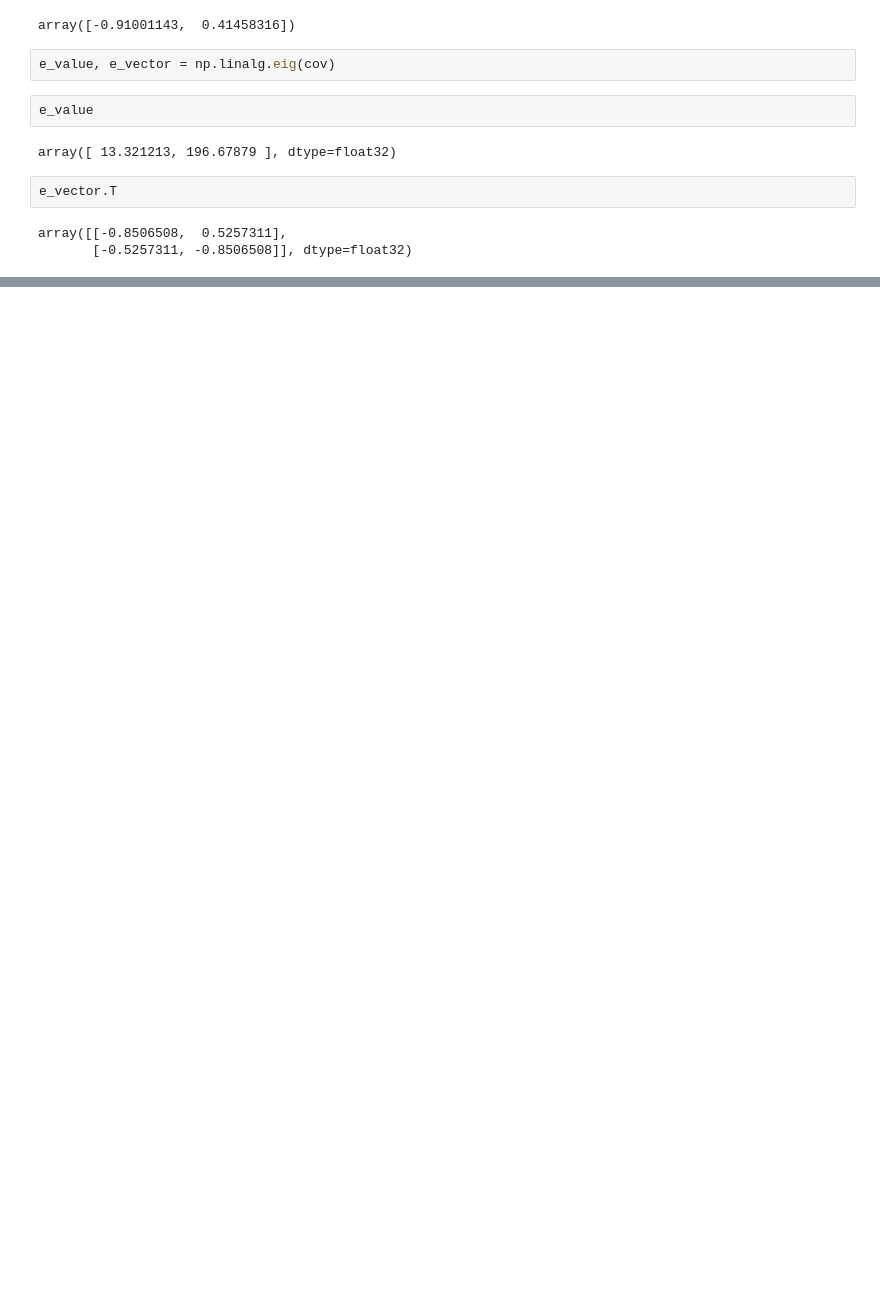
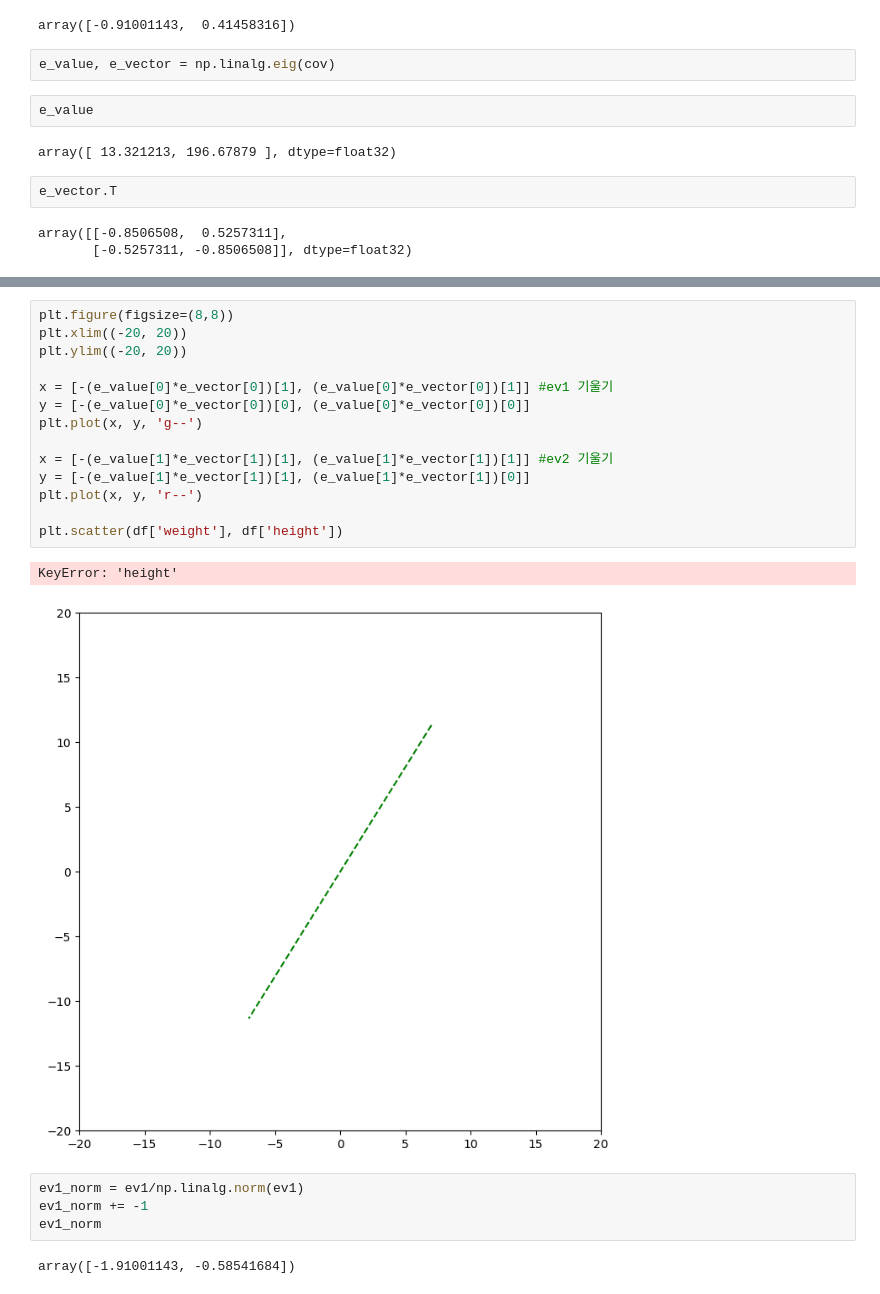
Before and after one commit to Solarthenomad/pytorch, a Jupyter notebook: week3.ipynb, the cells around one changed output, grey strips where cells are left out. Drawn from its saved outputs; the diff is of its cells as text; blank space fills up the shorter version.

```diff
--- a/week3.ipynb
+++ b/week3.ipynb
@@ -179,0 +191,23 @@ array([[-0.8506508,  0.5257311],
+# %%
+plt.figure(figsize=(8,8))
+plt.xlim((-20, 20))
+plt.ylim((-20, 20))
+
+x = [-(e_value[0]*e_vector[0])[1], (e_value[0]*e_vector[0])[1]] #ev1 기울기
+y = [-(e_value[0]*e_vector[0])[0], (e_value[0]*e_vector[0])[0]]
+plt.plot(x, y, 'g--')
+
+x = [-(e_value[1]*e_vector[1])[1], (e_value[1]*e_vector[1])[1]] #ev2 기울기
+y = [-(e_value[1]*e_vector[1])[1], (e_value[1]*e_vector[1])[0]]
+plt.plot(x, y, 'r--')
+
+plt.scatter(df['weight'], df['height'])
+# %% [output]
+KeyError: 'height'
+[figure, added]
+# %%
+ev1_norm = ev1/np.linalg.norm(ev1)
+ev1_norm += -1
+ev1_norm
+# %% [output]
+array([-1.91001143, -0.58541684])
```
Also changed, not shown: parts of 14 cells of this notebook.
